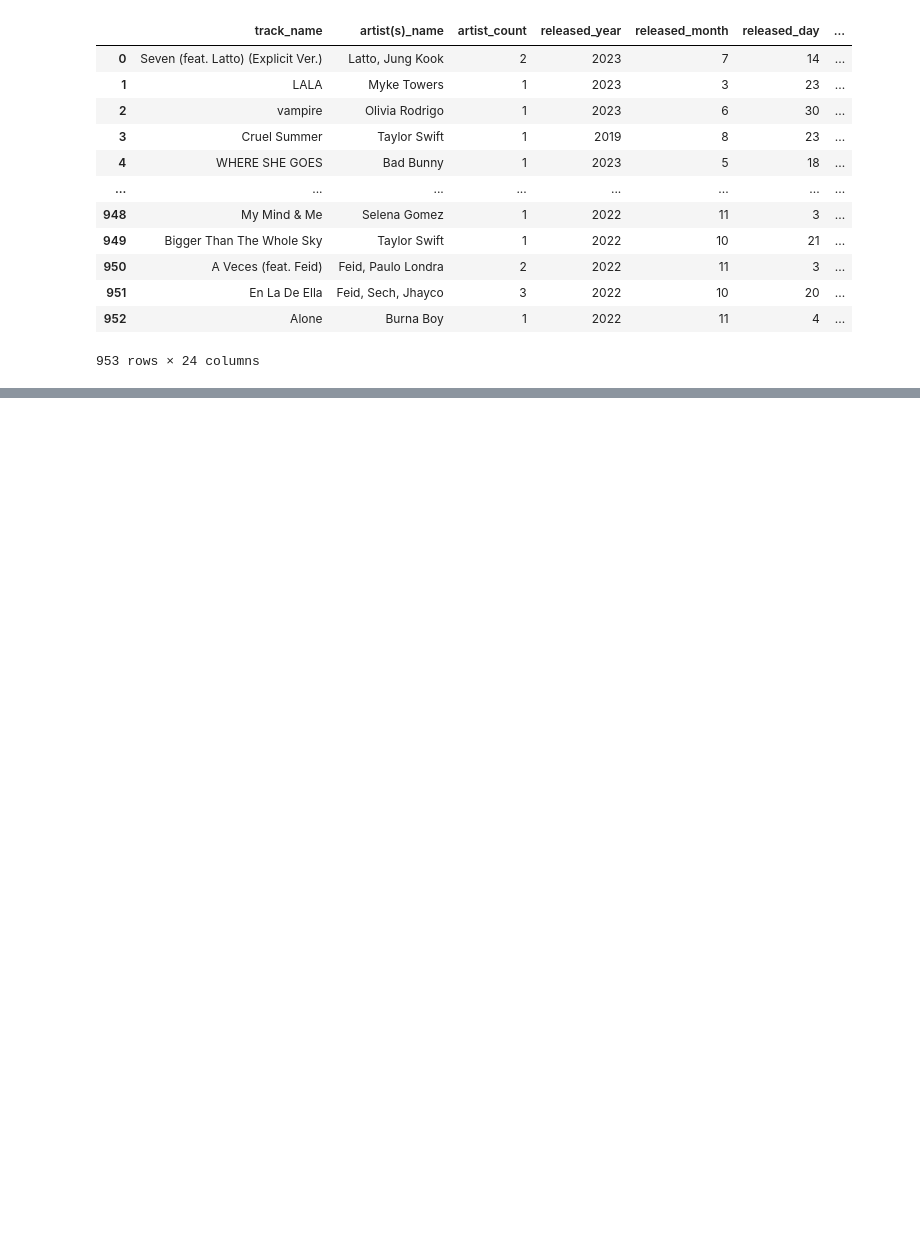
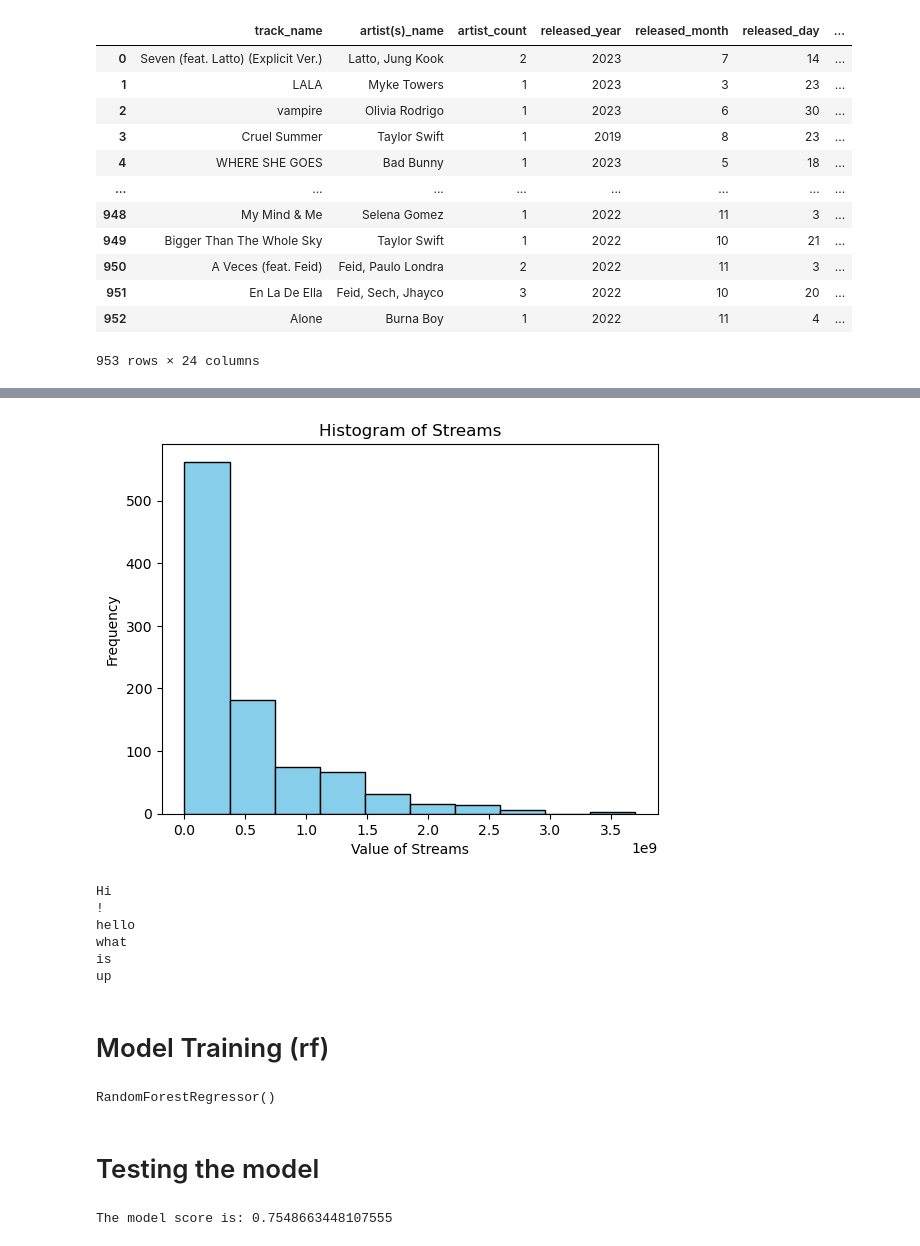
Before and after one commit to nerodize/wpf-explainableML, a Jupyter notebook: simple.ipynb, the cells around one changed output, grey strips where cells are left out. Cells and saved outputs as stored; diff of their text form; code cells hidden in the pictures; blank space fills up the shorter version.

Commit message:
feat: added testing with accuracy prediction
cleaned up some prompts, added some Markdown headings for better structure.
TODO: - get a prediction comparison

```diff
--- a/simple.ipynb
+++ b/simple.ipynb
@@ -52,0 +79,47 @@ streams: 284759894.0420848
+# %%
+# Create a histogram
+plt.hist(df[['streams']], bins=10, color='skyblue', edgecolor='black')
+
+# Add axis labels and a title
+plt.xlabel('Value of Streams')
+plt.ylabel('Frequency')
+plt.title('Histogram of Streams')
+
+# Display the plot
+plt.show()
+# %% [output]
+[figure, added]
+# %%
+a = [['Hi', '!'], ['hello', 'what', 'is', 'up']]
+
+for sublist in a:
+    for item in sublist:
+        print(item)
+# %% [output]
+Hi
+!
+hello
+what
+is
+up
+# %% [markdown]
+# Model Training (rf)
+# %%
+"""X is or are the parameters (uppercase)"""
+X = df[['acousticness_%', 'instrumentalness_%', 'bpm']]
+X = X[:int(len(df)-1)]
+
+"""y (always in lowercase), are the target values"""
+y = df['streams']
+y = y[:int(len(df)-1)]
+rf.fit(X,y) #Training the model
+# %% [output]
+RandomForestRegressor()
+# %% [markdown]
+# Testing the model
+# %%
+# model test
+predictions_1 = rf.predict(X)
+print(f"The model score is: {rf.score(X,y)}")
+# %% [output]
+The model score is: 0.7548663448107555
```
Also changed, not shown: parts of 11 cells of this notebook.
